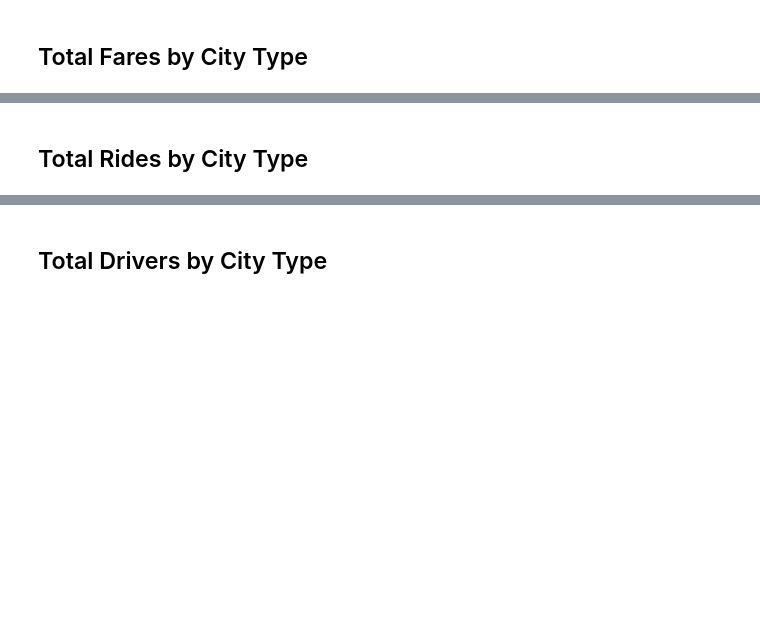
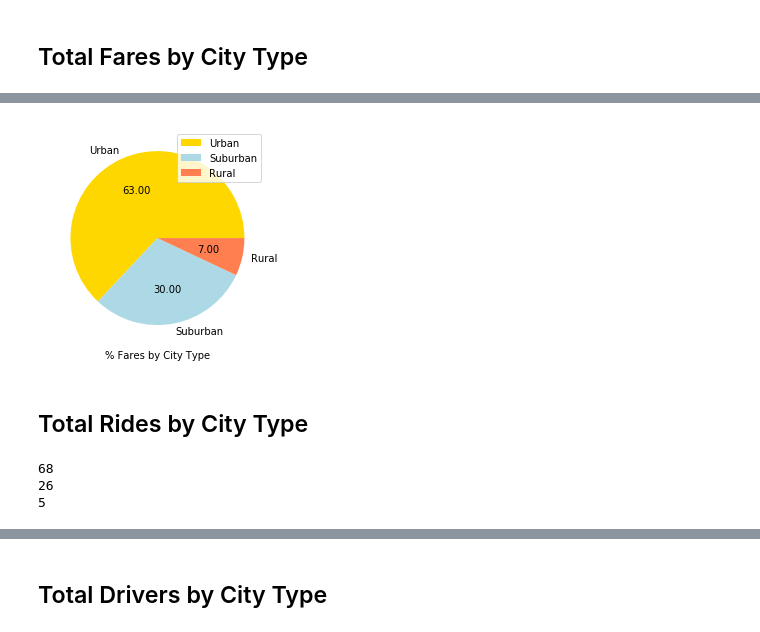
Before and after one commit to feldsteina/pyber, a Jupyter notebook: pyber.ipynb, the cells around one changed output, grey strips where cells are left out. Saved outputs shown, nothing was run; the diff lists cells and outputs as text; code cells hidden in the pictures; blank space fills up the shorter version.

```diff
--- a/pyber.ipynb
+++ b/pyber.ipynb
@@ -93,2 +161,15 @@ plt.show()
+# %%
+# Build Pie Chart
+x = city_fare_pct
+
+plt.pie(x, labels=city_type_names, colors=cmapList, autopct="%.2f")
+
+plt.xlabel("% Fares by City Type")
+plt.legend()
+
+plt.savefig("fares_pie.png")
+plt.show()
+# %% [output]
+[figure, added]
 # %% [markdown]
  ## Total Rides by City Type
@@ -103,0 +176,21 @@ plt.show()
+# %%
+# Calculate Ride Percents
+city_total_rides_pct = []
+
+for i in range(city_type_cnt):
+    city_total_rides_pct.append(
+        int(
+            round(
+                averages_df.loc[
+                    averages_df.city_type == i, ["ride_count"]
+                ].sum() / averages_df["ride_count"].sum(), 2
+            ) * 100
+        )
+    )
+
+for items in city_total_rides_pct:
+    print(items)
+# %% [output]
+68
+26
+5
```
Also changed, not shown: parts of 16 cells of this notebook, 5 other files.
